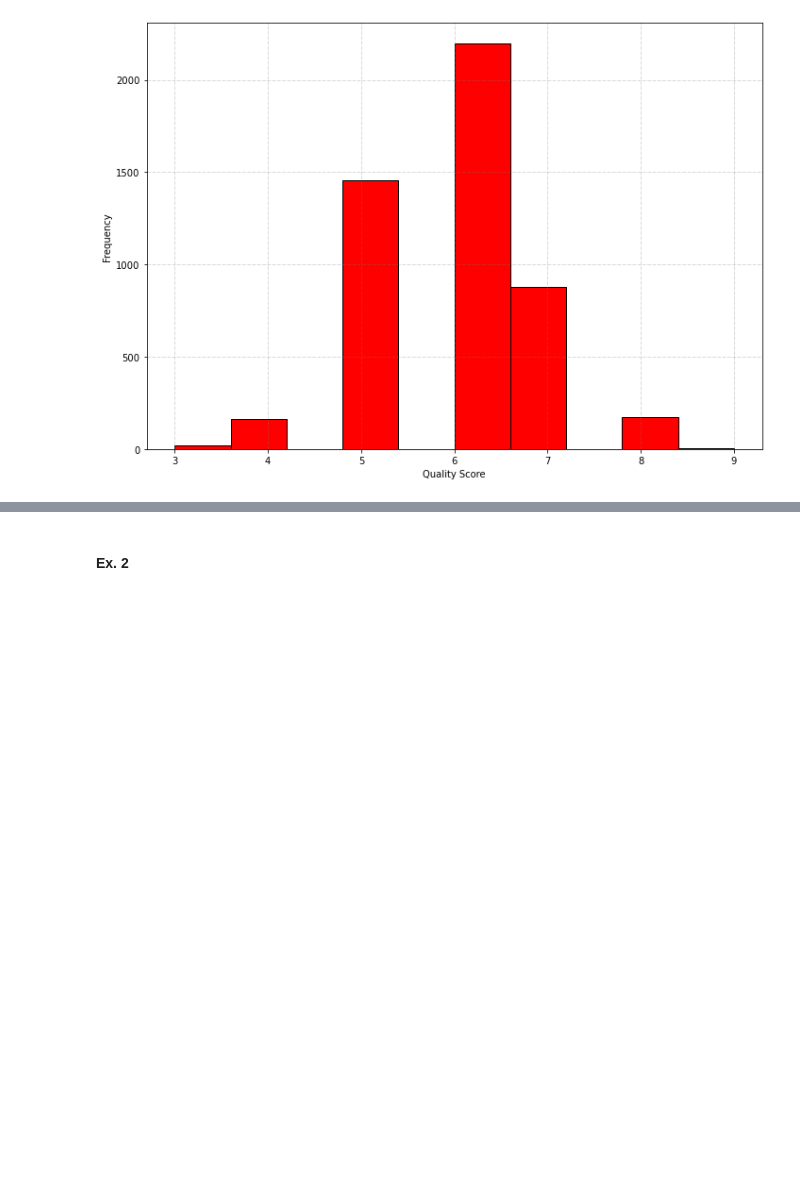
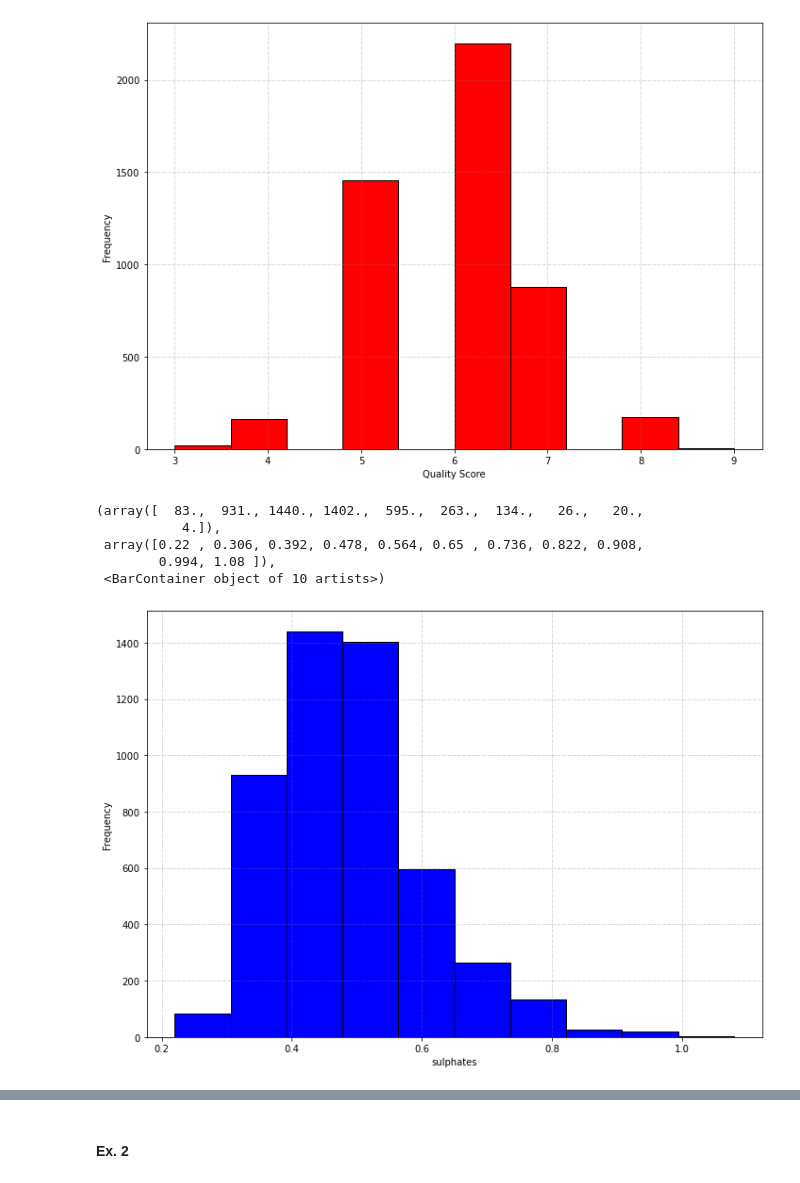
Before and after one commit to Caoimhinv/Fundamentals_Assessment, a Jupyter notebook: pyplot.ipynb, the cells around one changed output, grey strips where cells are left out. Saved outputs shown, nothing was run; the diff lists cells and outputs as text; code cells hidden in the pictures; blank space fills up the shorter version.

```diff
--- a/pyplot.ipynb
+++ b/pyplot.ipynb
@@ -54,6 +54,21 @@ plt.hist(data, color="r", edgecolor ="black")
  array([3. , 3.6, 4.2, 4.8, 5.4, 6. , 6.6, 7.2, 7.8, 8.4, 9. ]),
  <BarContainer object of 10 artists>)
 [figure]
+# %%
+# histogram of 'quality' scores
+data=df['sulphates']
+fig, axs = plt.subplots(1, 1, figsize =(10, 7),tight_layout = True)
+axs.grid(b = True, color ='grey', linestyle ='-.', linewidth = 0.5, alpha = 0.6)
+plt.xlabel("sulphates")
+plt.ylabel("Frequency")
+plt.hist(data, color="blue", edgecolor ="black")
+# %% [output]
+(array([  83.,  931., 1440., 1402.,  595.,  263.,  134.,   26.,   20.,
+           4.]),
+ array([0.22 , 0.306, 0.392, 0.478, 0.564, 0.65 , 0.736, 0.822, 0.908,
+        0.994, 1.08 ]),
+ <BarContainer object of 10 artists>)
+[figure, added]
 # %%
 # comaparing alcohol with quality score
 # https://www.geeksforgeeks.org/matplotlib-pyplot-scatter-in-python/
```
Also changed, not shown: parts of 3 cells of this notebook.
